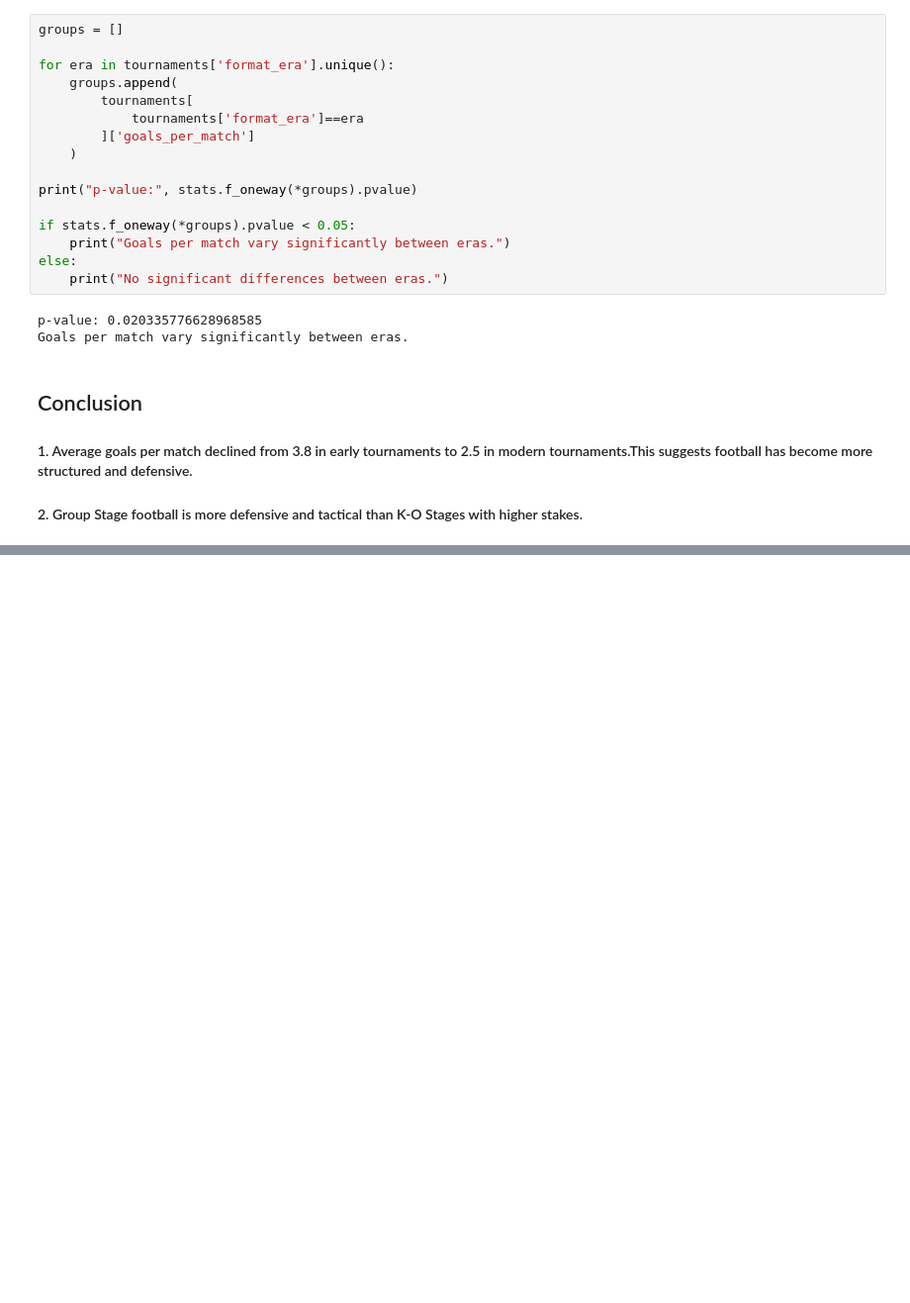
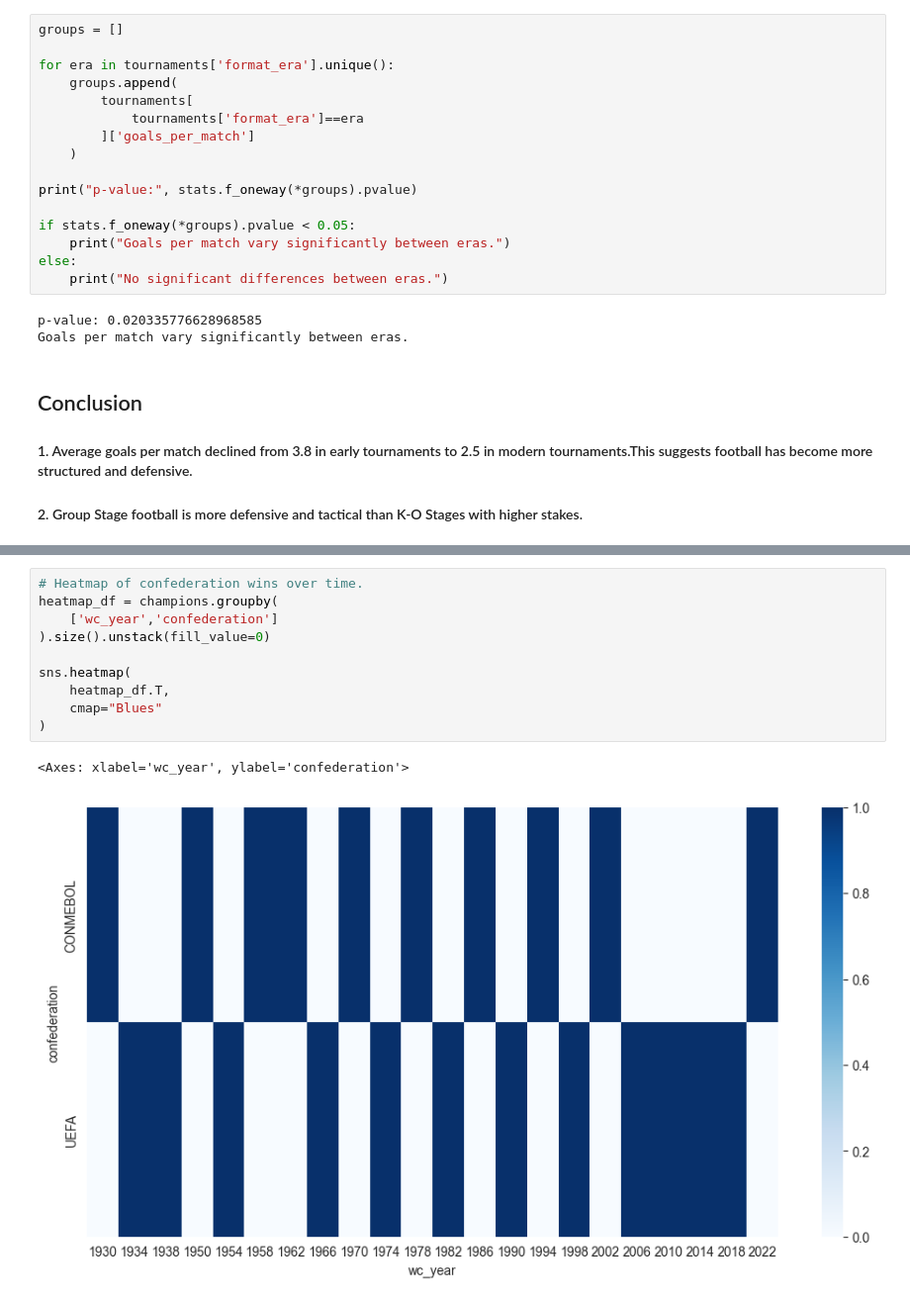
Before and after one commit to Genesis801/FIFA-World-Cup-2026, a Jupyter notebook: beginner_EDA.ipynb, the cells around one changed output, grey strips where cells are left out. Shown at 99% size. Cells and saved outputs as stored; diff of their text form; blank space fills up the shorter version.

```diff
--- a/beginner_EDA.ipynb
+++ b/beginner_EDA.ipynb
@@ -225,0 +358,13 @@ Goals per match vary significantly between eras.
+# %%
+# Heatmap of confederation wins over time.
+heatmap_df = champions.groupby(
+    ['wc_year','confederation']
+).size().unstack(fill_value=0)
+
+sns.heatmap(
+    heatmap_df.T,
+    cmap="Blues"
+)
+# %% [output]
+<Axes: xlabel='wc_year', ylabel='confederation'>
+[figure, added]
```
Also changed, not shown: parts of 12 cells of this notebook.
